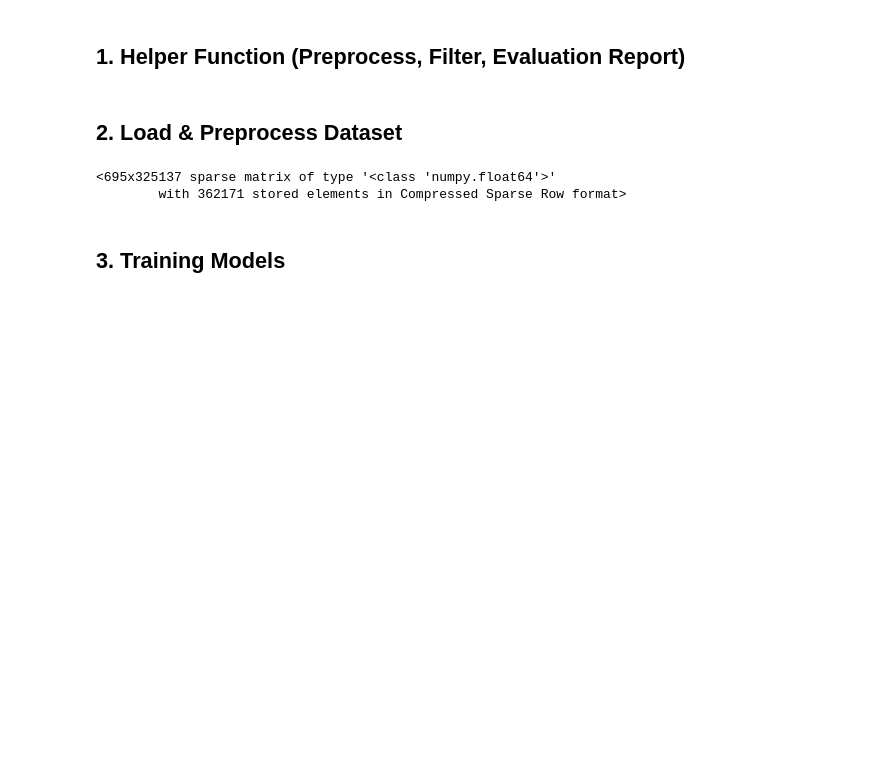
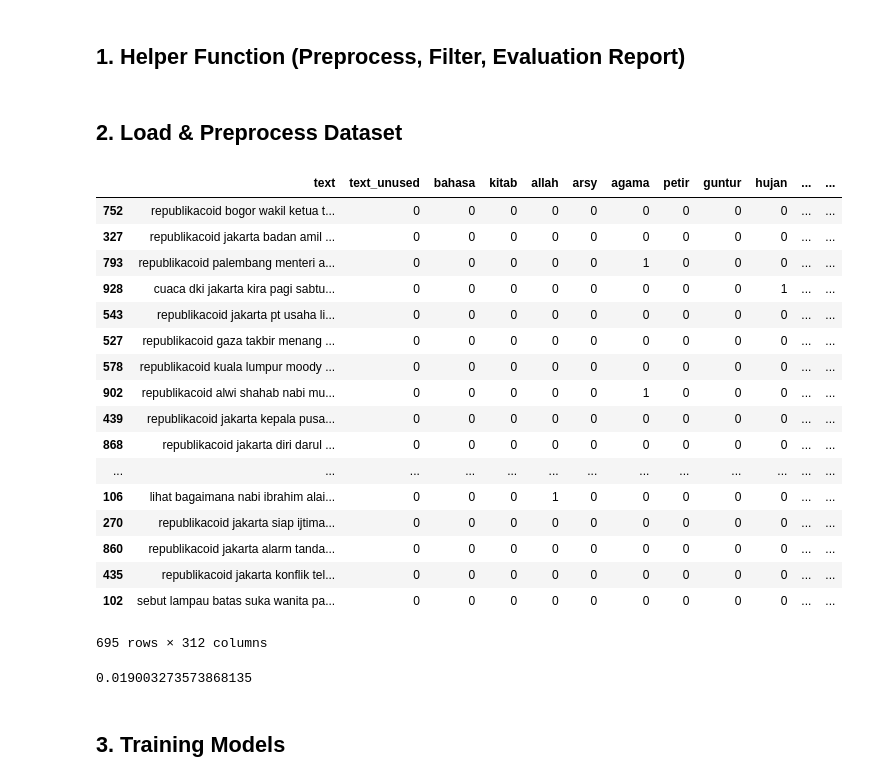
Before and after one commit to faizghifari/indonesian-quran-verse-extractor, a Jupyter notebook: models.ipynb, the cells around one changed output. Cells and saved outputs as stored; diff of their text form; code cells hidden in the pictures; blank space fills up the shorter version.

```diff
--- a/models.ipynb
+++ b/models.ipynb
@@ -63,8 +66,2 @@ y_train = train.drop(labels = ['text'], axis=1)
 x_test = tfidf.transform(vectorizer.transform(test_text))
 y_test = test.drop(labels = ['text'], axis=1)
-# %%
-# X = vectorizer.transform(X)
-x_train
-# %% [output]
-<695x325137 sparse matrix of type '<class 'numpy.float64'>'
-        with 362171 stored elements in Compressed Sparse Row format>
@@ -74,2 +75,39 @@ x_train
+# %%
+train
+# %% [output]
+|  | text | text_unused | bahasa | kitab | allah | arsy | agama | petir | guntur | hujan | ... | ... |
+| 752 | republikacoid bogor wakil ketua t... | 0 | 0 | 0 | 0 | 0 | 0 | 0 | 0 | 0 | ... | ... |
+| 327 | republikacoid jakarta badan amil ... | 0 | 0 | 0 | 0 | 0 | 0 | 0 | 0 | 0 | ... | ... |
+| 793 | republikacoid palembang menteri a... | 0 | 0 | 0 | 0 | 0 | 1 | 0 | 0 | 0 | ... | ... |
+| 928 | cuaca dki jakarta kira pagi sabtu... | 0 | 0 | 0 | 0 | 0 | 0 | 0 | 0 | 1 | ... | ... |
+| 543 | republikacoid jakarta pt usaha li... | 0 | 0 | 0 | 0 | 0 | 0 | 0 | 0 | 0 | ... | ... |
+| 527 | republikacoid gaza takbir menang ... | 0 | 0 | 0 | 0 | 0 | 0 | 0 | 0 | 0 | ... | ... |
+| 578 | republikacoid kuala lumpur moody ... | 0 | 0 | 0 | 0 | 0 | 0 | 0 | 0 | 0 | ... | ... |
+| 902 | republikacoid alwi shahab nabi mu... | 0 | 0 | 0 | 0 | 0 | 1 | 0 | 0 | 0 | ... | ... |
+| 439 | republikacoid jakarta kepala pusa... | 0 | 0 | 0 | 0 | 0 | 0 | 0 | 0 | 0 | ... | ... |
+| 868 | republikacoid jakarta diri darul ... | 0 | 0 | 0 | 0 | 0 | 0 | 0 | 0 | 0 | ... | ... |
+| ... | ... | ... | ... | ... | ... | ... | ... | ... | ... | ... | ... | ... |
+| 106 | lihat bagaimana nabi ibrahim alai... | 0 | 0 | 0 | 1 | 0 | 0 | 0 | 0 | 0 | ... | ... |
+| 270 | republikacoid jakarta siap ijtima... | 0 | 0 | 0 | 0 | 0 | 0 | 0 | 0 | 0 | ... | ... |
+| 860 | republikacoid jakarta alarm tanda... | 0 | 0 | 0 | 0 | 0 | 0 | 0 | 0 | 0 | ... | ... |
+| 435 | republikacoid jakarta konflik tel... | 0 | 0 | 0 | 0 | 0 | 0 | 0 | 0 | 0 | ... | ... |
+| 102 | sebut lampau batas suka wanita pa... | 0 | 0 | 0 | 0 | 0 | 0 | 0 | 0 | 0 | ... | ... |
+695 rows × 312 columns
+# %%
+df_shape = []
+count_labels = 0
+
+for column in test:
+    temp = test.loc[test[column] == 1]
+    df_shape.append(temp.shape)
+    count_labels += temp.shape[0]
+
+
+df_shape
+df_processed.shape
+(count_labels / test.shape[0]) / 283
+# count_labels / test.shape[0]
+# %% [output]
+0.019003273573868135
 # %% [markdown]
 ## 3. Training Models
```
Also changed, not shown: parts of 28 cells of this notebook, 10 other files.
